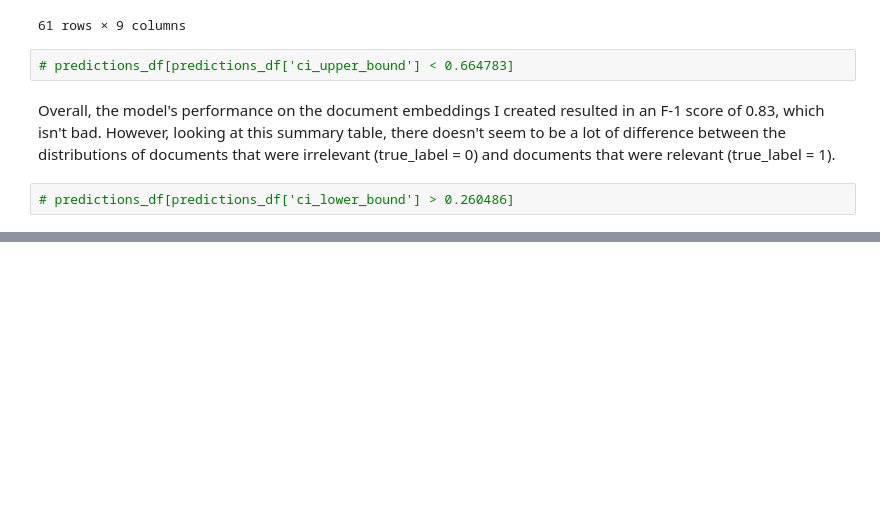
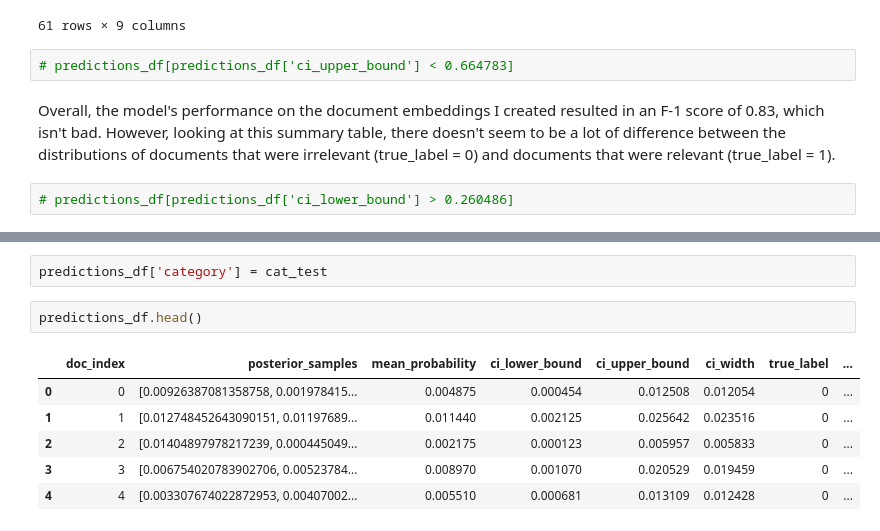
Before and after one commit to brettgenz/bayesian_text_classification, a Jupyter notebook: dev/dev2_gemini_Usenet_data.ipynb, the cells around one changed output, grey strips where cells are left out. Saved outputs shown, nothing was run; the diff lists cells and outputs as text; blank space fills up the shorter version.

```diff
--- a/dev/dev2_gemini_Usenet_data.ipynb
+++ b/dev/dev2_gemini_Usenet_data.ipynb
@@ -515,0 +556,11 @@ Overall, the model's performance on the document embeddings I created resulted i
+# %%
+predictions_df['category'] = cat_test
+# %%
+predictions_df.head()
+# %% [output]
+|  | doc_index | posterior_samples | mean_probability | ci_lower_bound | ci_upper_bound | ci_width | true_label | ... |
+| 0 | 0 | [0.00926387081358758, 0.001978415... | 0.004875 | 0.000454 | 0.012508 | 0.012054 | 0 | ... |
+| 1 | 1 | [0.012748452643090151, 0.01197689... | 0.011440 | 0.002125 | 0.025642 | 0.023516 | 0 | ... |
+| 2 | 2 | [0.01404897978217239, 0.000445049... | 0.002175 | 0.000123 | 0.005957 | 0.005833 | 0 | ... |
+| 3 | 3 | [0.006754020783902706, 0.00523784... | 0.008970 | 0.001070 | 0.020529 | 0.019459 | 0 | ... |
+| 4 | 4 | [0.003307674022872953, 0.00407002... | 0.005510 | 0.000681 | 0.013109 | 0.012428 | 0 | ... |
```
Also changed, not shown: parts of 10 cells of this notebook.
